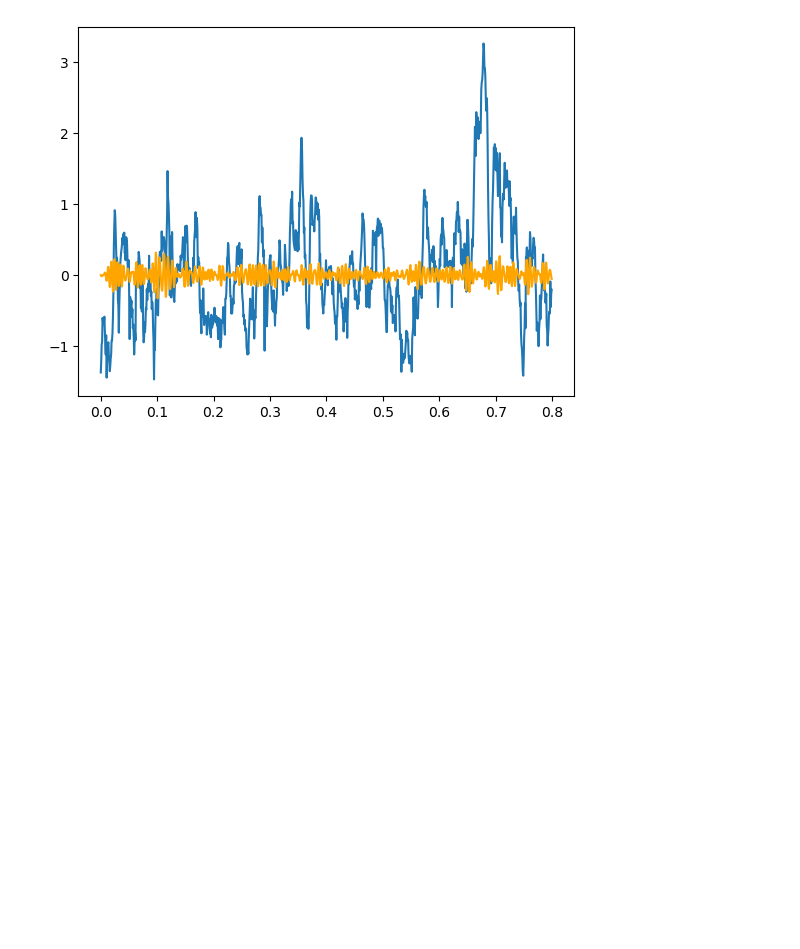
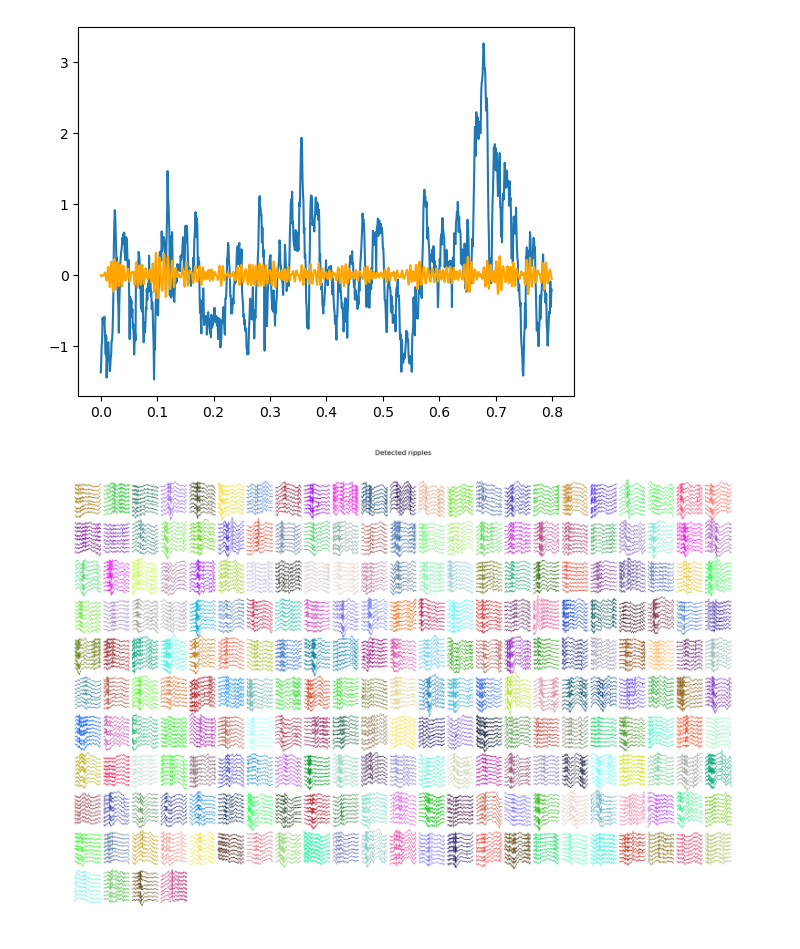
Before and after one commit to lilytong0919/rippl-AI, a Jupyter notebook: 260806_try_ripple-detection.ipynb, the cells around one changed output. Cells and saved outputs as stored; diff of their text form; code cells hidden in the pictures; blank space fills up the shorter version.

```diff
--- a/260806_try_ripple-detection.ipynb
+++ b/260806_try_ripple-detection.ipynb
@@ -153,3 +153,62 @@ plt.plot(time[:1000], filtered_LFPs[:1000,4], label='Filtered LFP', color='orang
 # %% [output]
 [<matplotlib.lines.Line2D at 0x...>]
 [figure]
+# %%
+def plot_all_events(t_events, lfp, sf, win=0.100, title='', savefig=''):
+    '''
+    plot_all_events(t_events, lfp, sf, win=0.100, title='', savefig='')
+
+    Mandatory inputs:
+    -----------------
+        events (numpy array):
+            Array of size (#events, 1) with all times of events
+        lfp (numpy array):
+            formated lfp with all channels
+        sf (int):
+            sampling frequency of the 'lfp' variable
+
+    Optional inputs:
+    ----------------
+        win (float):
+            window size at each side of the center of the ripple
+        title (string):
+            if provided, displays this title
+        savefig (string):
+            if provided, saves the image in the savefig directory.
+            It has to be the full name: e.g. images/session1_events.png
+
+    '''
+    # Convert to indexes
+    id_events = (t_events*sf).astype(int)
+    # Make window array
+    ids_win = np.arange(-win*sf , win*sf+1).astype(int)
+
+    # Plot curated events
+    n_cols = int(np.sqrt(len(t_events)))*1.5
+    plt.figure(figsize=(18,12))
+    dx, dy = 0, 0
+    list_events = []
+    for ii,id_event in enumerate(id_events):
+        event = lfp[id_event+ids_win,:]
+        plt.plot(dx+np.linspace(.05,.95,len(event)),
+                 dy+(event/3-np.arange(lfp.shape[1]))/lfp.shape[1]*0.8,
+                 linewidth=0.7, color=np.random.rand(3))
+        dx = dx+1
+        if dx >= n_cols:
+            dx = 0
+            dy = dy-1
+    plt.xticks([])
+    plt.yticks([])
+    plt.axis('off')
+    # Title and save
+    if len(title) > 0:
+        plt.title(title)
+    plt.tight_layout()
+    if len(savefig) > 0:
+        plt.savefig(savefig)
+    plt.show()
+
+t = ripples['end_time'] - ripples['start_time'] + ripples['start_time']
+plot_all_events(t, LFP_norm, sf, win=0.100, title='Detected ripples', savefig='')
+# %% [output]
+[figure, added]
```
